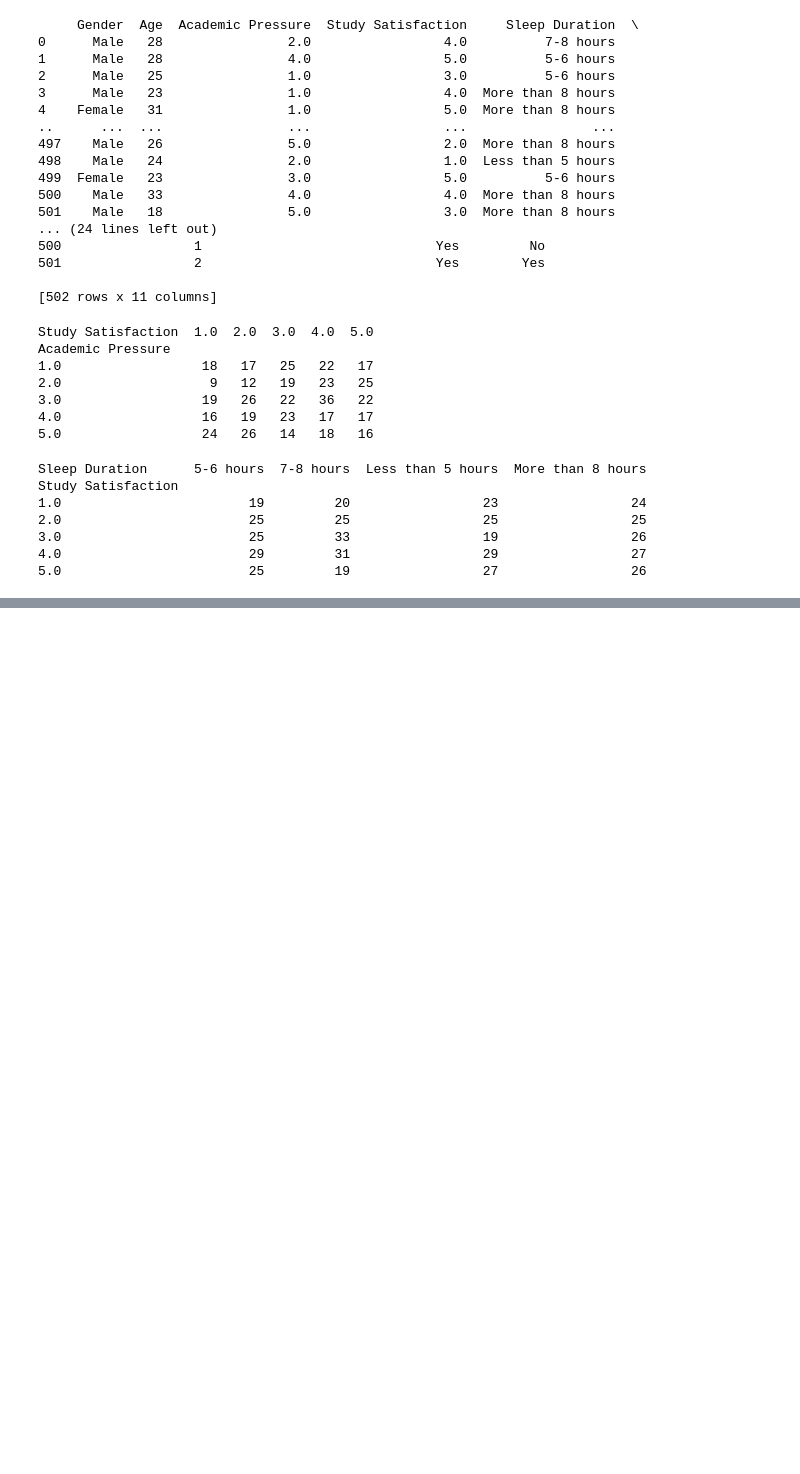
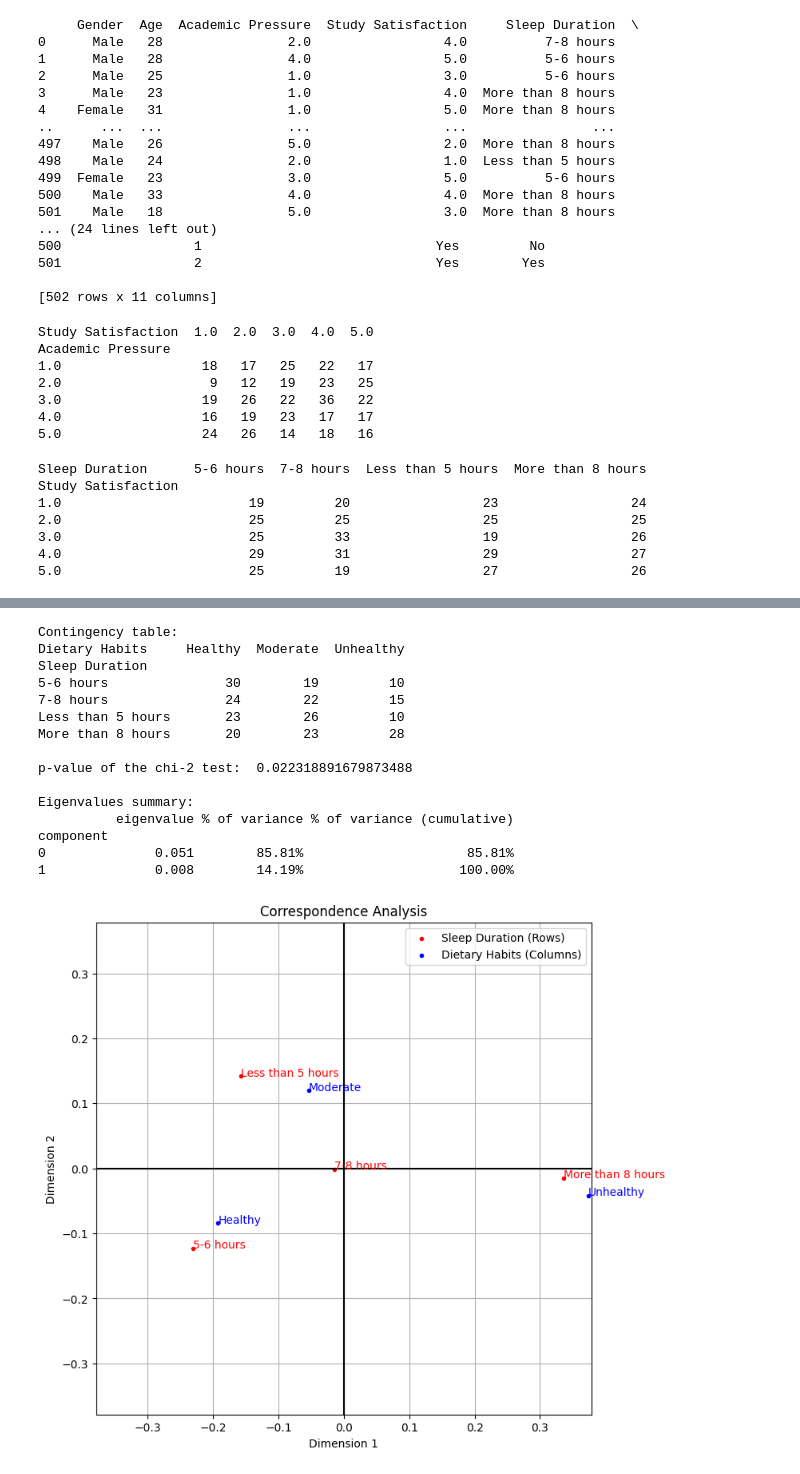
Before and after one commit to bourgouinraphael/Projet_traitement_info, a Jupyter notebook: Projet.ipynb, the cells around one changed output, grey strips where cells are left out. Cells and saved outputs as stored; diff of their text form; code cells hidden in the pictures; blank space fills up the shorter version.

```diff
--- a/Projet.ipynb
+++ b/Projet.ipynb
@@ -126,0 +169,21 @@ Study Satisfaction
+# %%
+index_column1, index_column2 = 4, 5
+
+make_plot(df, index_column1, index_column2, 0) # Tout le monde
+# %% [output]
+Contingency table:
+Dietary Habits     Healthy  Moderate  Unhealthy
+Sleep Duration
+5-6 hours               30        19         10
+7-8 hours               24        22         15
+Less than 5 hours       23        26         10
+More than 8 hours       20        23         28
+
+p-value of the chi-2 test:  0.022318891679873488
+
+Eigenvalues summary:
+          eigenvalue % of variance % of variance (cumulative)
+component
+0              0.051        85.81%                     85.81%
+1              0.008        14.19%                    100.00%
+[figure, added]
```
Also changed, not shown: parts of 7 cells of this notebook.
